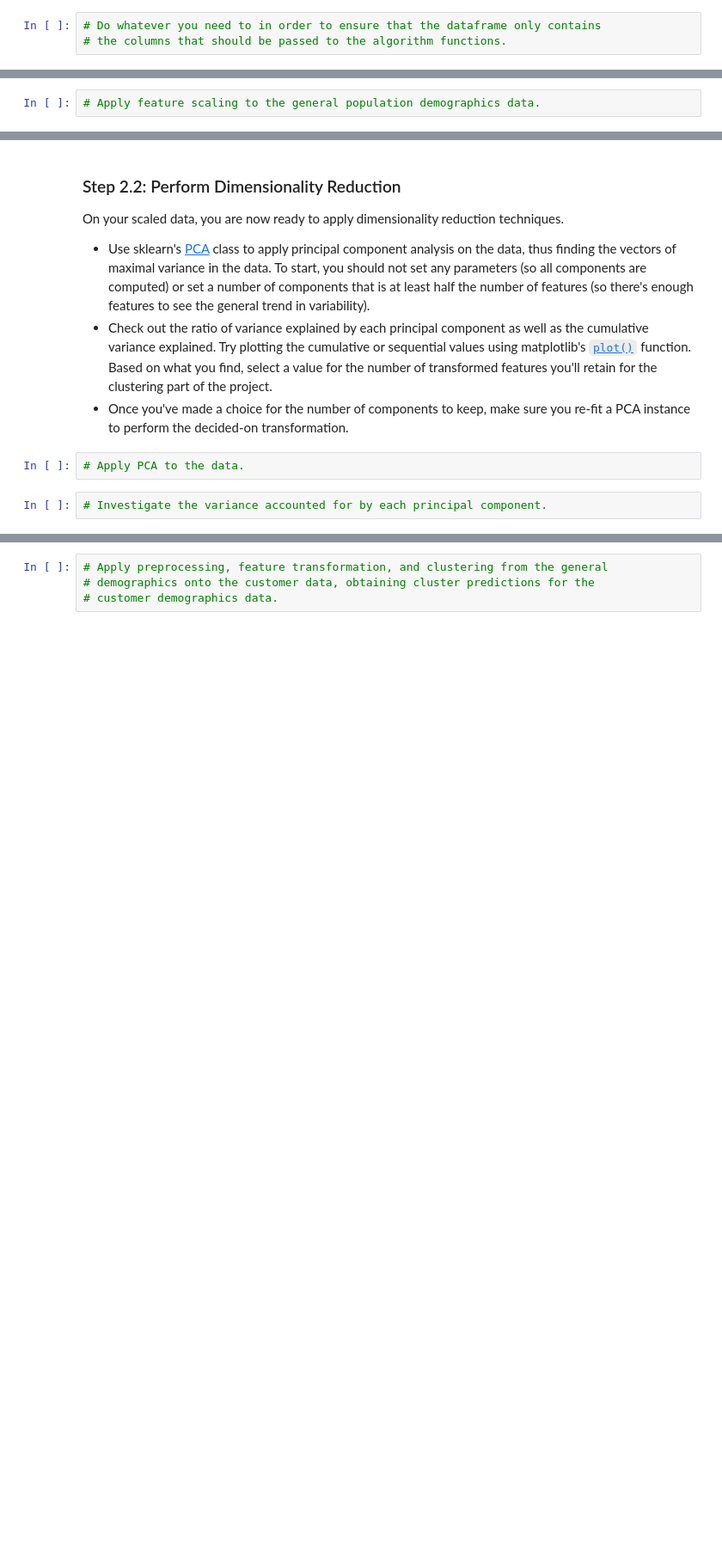
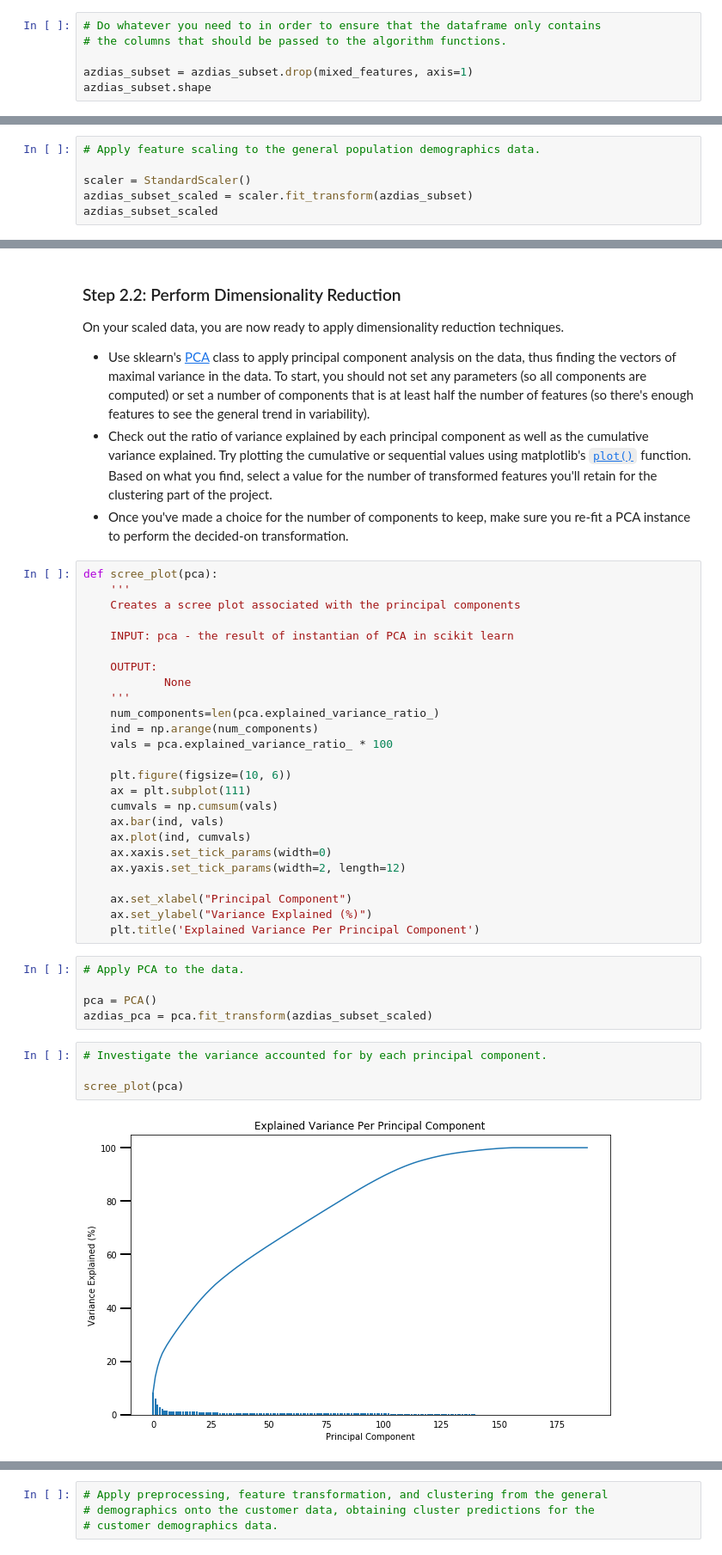
Before and after one commit to cuong-mai/customer-segments-unsupervised-learning, a Jupyter notebook: Identify_Customer_Segments.ipynb, the cells around one changed output, grey strips where cells are left out. Shown: that part at 86% size. Cells and saved outputs as stored; diff of their text form; blank space fills up the shorter version.

```diff
--- a/Identify_Customer_Segments.ipynb
+++ b/Identify_Customer_Segments.ipynb
@@ -589,3 +635,6 @@ Make sure that for any new columns that you have engineered, that you've exclude
 # %%
 # Do whatever you need to in order to ensure that the dataframe only contains
 # the columns that should be passed to the algorithm functions.
+
+azdias_subset = azdias_subset.drop(mixed_features, axis=1)
+azdias_subset.shape
@@ -629,3 +721,7 @@ Before we apply dimensionality reduction techniques to the data, we need to perf
 # do that now.
 # %%
 # Apply feature scaling to the general population demographics data.
+
+scaler = StandardScaler()
+azdias_subset_scaled = scaler.fit_transform(azdias_subset)
+azdias_subset_scaled
@@ -641,9 +754,41 @@ On your scaled data, you are now ready to apply dimensionality reduction techniq
 - Use sklearn's [PCA](http://scikit-learn.org/stable/modules/generated/sklearn.decomposition.PCA.html) class to apply principal component analysis on the data, thus finding the vectors of maximal variance in the data. To start, you should not set any parameters (so all components are computed) or set a number of components that is at least half the number of features (so there's enough features to see the general trend in variability).
 - Check out the ratio of variance explained by each principal component as well as the cumulative variance explained. Try plotting the cumulative or sequential values using matplotlib's [`plot()`](https://matplotlib.org/api/_as_gen/matplotlib.pyplot.plot.html) function. Based on what you find, select a value for the number of transformed features you'll retain for the clustering part of the project.
 - Once you've made a choice for the number of components to keep, make sure you re-fit a PCA instance to perform the decided-on transformation.
+# %%
+def scree_plot(pca):
+    '''
+    Creates a scree plot associated with the principal components
+
+    INPUT: pca - the result of instantian of PCA in scikit learn
+
+    OUTPUT:
+            None
+    '''
+    num_components=len(pca.explained_variance_ratio_)
+    ind = np.arange(num_components)
+    vals = pca.explained_variance_ratio_ * 100
+
+    plt.figure(figsize=(10, 6))
+    ax = plt.subplot(111)
+    cumvals = np.cumsum(vals)
+    ax.bar(ind, vals)
+    ax.plot(ind, cumvals)
+    ax.xaxis.set_tick_params(width=0)
+    ax.yaxis.set_tick_params(width=2, length=12)
+
+    ax.set_xlabel("Principal Component")
+    ax.set_ylabel("Variance Explained (%)")
+    plt.title('Explained Variance Per Principal Component')
 # %%
 # Apply PCA to the data.
+
+pca = PCA()
+azdias_pca = pca.fit_transform(azdias_subset_scaled)
 # %%
 # Investigate the variance accounted for by each principal component.
+
+scree_plot(pca)
+# %% [output]
+[figure, added]
 # %%
 # Re-apply PCA to the data while selecting for number of components to retain.
```
Also changed, not shown: parts of 54 cells of this notebook, 3 other files.
